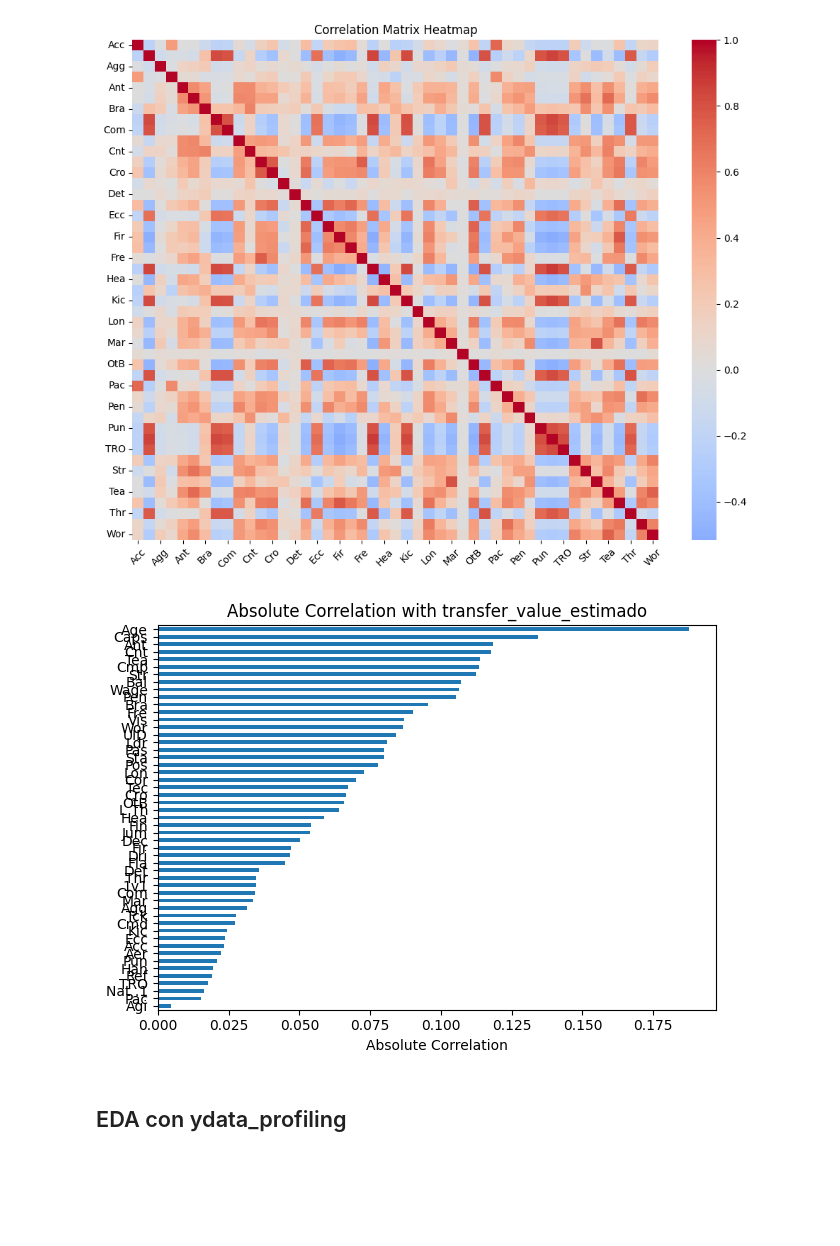
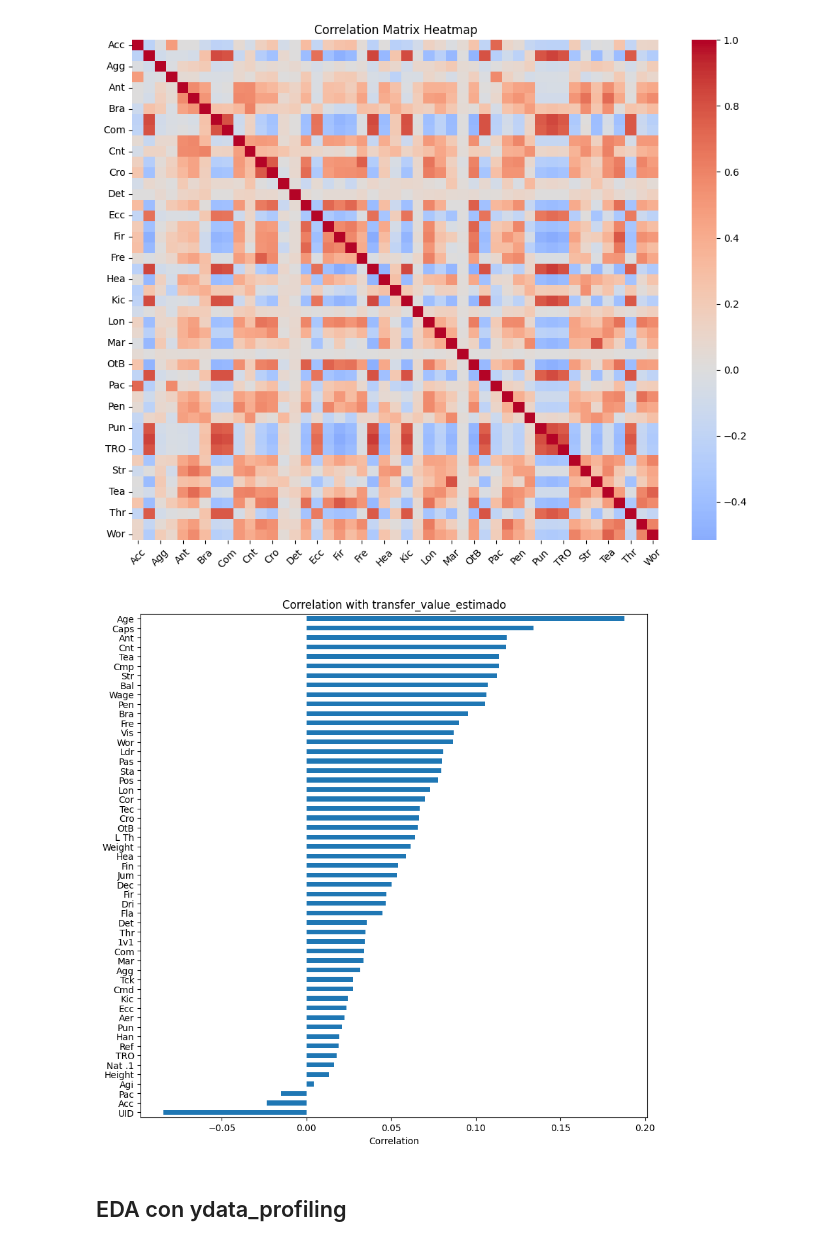
Before and after one commit to Leo11wasd/proyecto_mineria_y_analisis_de_datos, a Jupyter notebook: fm_eda.ipynb, the cells around one changed output. Cells and saved outputs as stored; diff of their text form; code cells hidden in the pictures; blank space fills up the shorter version.

```diff
--- a/fm_eda.ipynb
+++ b/fm_eda.ipynb
@@ -442,30 +475,34 @@ plt.show()
 # %%
 import pandas as pd
 
 target = "transfer_value_estimado"   # <-- change this
 
 # Keep only numeric columns
 numeric_df = df.select_dtypes(include="number")
 
 # Compute correlation vector
 corr_with_target = (
     numeric_df
         .corr()[target]
         .drop(target)      # remove self-correlation (1.0)
         .sort_values()
 )
 
-corr_abs = corr_with_target.abs().sort_values()
+# corr_abs = corr_with_target.abs().sort_values()
+# corr_abs = corr_with_target.abs().sort_values()
+plt.figure(figsize=(10, 10))
 
-plt.figure()
-corr_abs.plot(kind="barh")
+# plt.figure().set_figheight(1000)
+# plt.figure()
+corr_with_target.plot(kind="barh")
 
-plt.title(f"Absolute Correlation with {target}")
-plt.xlabel("Absolute Correlation")
-plt.tight_layout()
+plt.title(f"Correlation with {target}")
+plt.xlabel("Correlation")
+# plt.tight_layout()
+
 plt.show()
 # %% [output]
-[figure, old version]
+[figure, new version]
 # %% [markdown]
 ## EDA con ydata_profiling
 # %%
```
Also changed, not shown: parts of 4 cells of this notebook, 1 other file.
